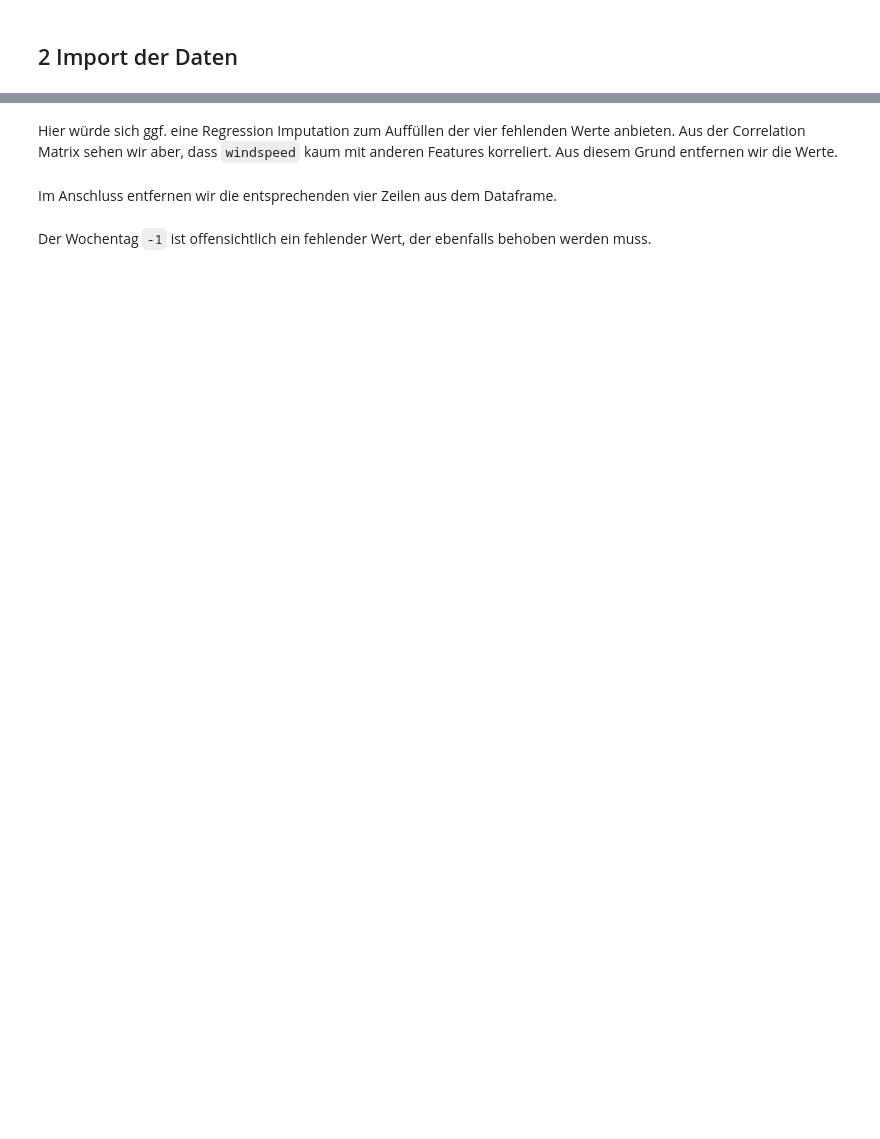
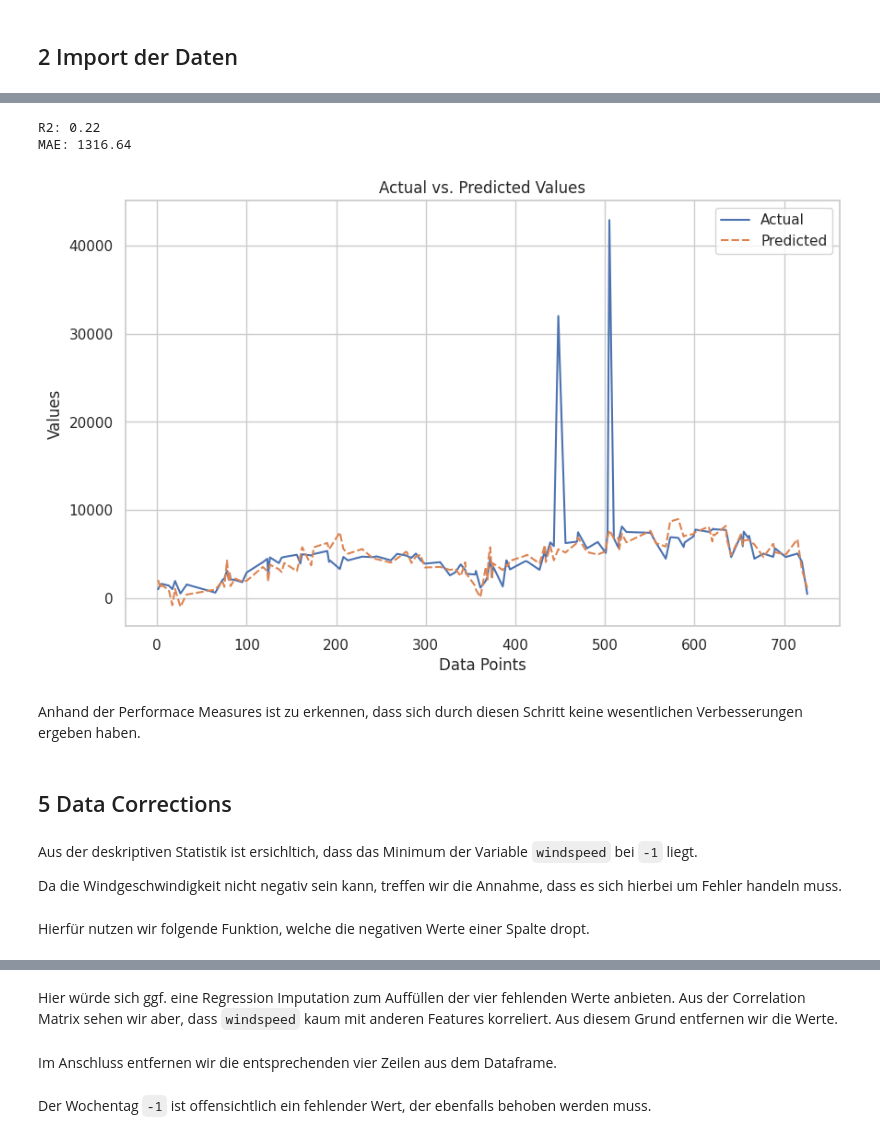
Before and after one commit to DavidRmn/introduction-data-science, a Jupyter notebook: project/task_2.ipynb, the cells around one changed output, grey strips where cells are left out. Cells and saved outputs as stored; diff of their text form; code cells hidden in the pictures; blank space fills up the shorter version.

```diff
--- a/project/task_2.ipynb
+++ b/project/task_2.ipynb
@@ -202,0 +204,16 @@ Aus der deskriptiven Statistik ist ersichltich, dass das Minimum der Variable "w
+# %%
+def feature_to_datetime(df: pd.DataFrame, target: str, date_format: str = "%d.%m.%Y") -> pd.DataFrame:
+    """
+    Convert the feature to datetime.
+
+    Args:
+        df: pd.DataFrame: The DataFrame to be transformed.
+        target: str: The feature to be transformed.
+        date_format: str: The format of the date.
+
+    Returns:
+        pd.DataFrame: The transformed DataFrame.
+    """
+    df[target] = pd.to_datetime(df[target], format=date_format)
+
+    return df
@@ -202,0 +247,21 @@ Aus der deskriptiven Statistik ist ersichltich, dass das Minimum der Variable "w
+# %%
+config = {
+    "target": "season",
+    "date": "dteday"
+}
+
+feature_datetime = CustomTransformer(function=feature_to_datetime, config={"target": "dteday"})
+
+season_imputer = CustomTransformer(function=impute_season, config=config)
+
+numeric_values = CustomTransformer(function=select_numeric)
+
+missing_value_pipeline = Pipeline([
+    ("feature_datetime", feature_datetime),
+    ("season_imputer", season_imputer),
+    ("numeric_values", numeric_values),
+    ("imputer", SimpleImputer(strategy="mean")),
+    ("scaler", StandardScaler()),
+    ("baseline_model", baseline_model)])
+# %%
+missing_value_pipeline.fit(X_train, y_train)
@@ -202,0 +281,21 @@ Aus der deskriptiven Statistik ist ersichltich, dass das Minimum der Variable "w
+# %%
+y_pred = missing_value_pipeline.predict(X_validate)
+# %%
+_, _ = performance_measures(y_validate, y_pred)
+# %% [output]
+R2: 0.22
+MAE: 1316.64
+# %%
+actual_vs_predicted(y_validate, y_pred)
+# %% [output]
+[figure, added]
+# %% [markdown]
+Anhand der Performace Measures ist zu erkennen, dass sich durch diesen Schritt keine wesentlichen Verbesserungen ergeben haben.
+# %% [markdown]
+## 5 Data Corrections
+# %% [markdown]
+Aus der deskriptiven Statistik ist ersichltich, dass das Minimum der Variable `windspeed` bei `-1` liegt.
+
+Da die Windgeschwindigkeit nicht negativ sein kann, treffen wir die Annahme, dass es sich hierbei um Fehler handeln muss.
+# %% [markdown]
+Hierfür nutzen wir folgende Funktion, welche die negativen Werte einer Spalte dropt.
```
Also changed, not shown: parts of 82 cells of this notebook.
